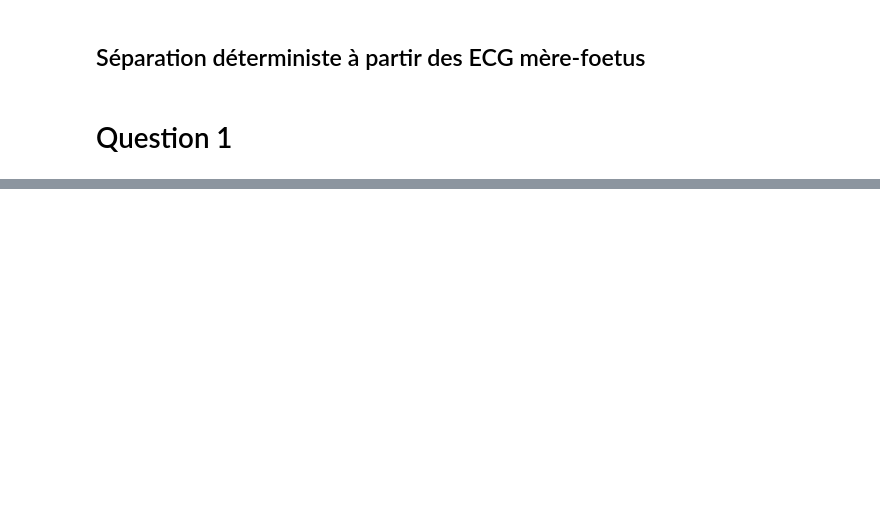
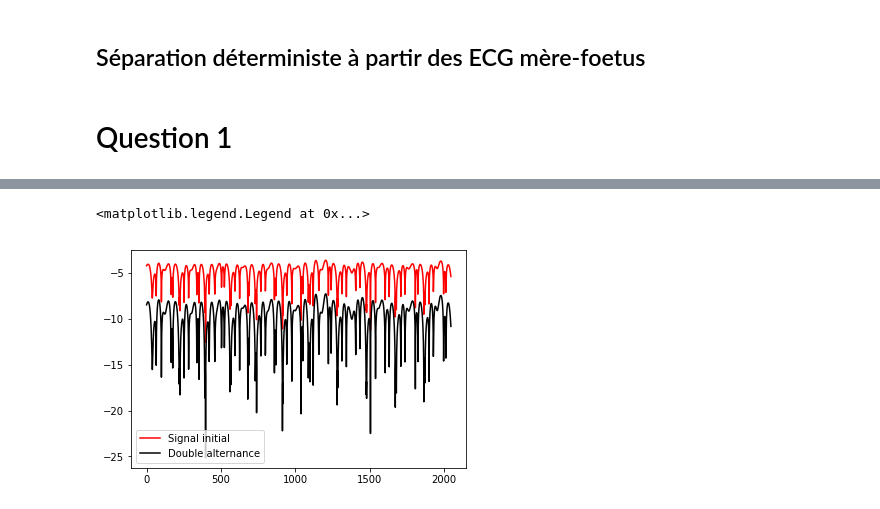
Before and after one commit to GregoirePacreau/ProjetTS, a Jupyter notebook: Projet 4 - ECG/projet.ipynb, the cells around one changed output, grey strips where cells are left out. Saved outputs shown, nothing was run; the diff lists cells and outputs as text; code cells hidden in the pictures; blank space fills up the shorter version.

```diff
--- a/Projet 4 - ECG/projet.ipynb
+++ b/Projet 4 - ECG/projet.ipynb
@@ -297,0 +308,6 @@ On écrit :
+# %%
+#Les signaux ont le même nombre d'échantillons (2500)
+N = 2500
+ecg = np.loadtxt('ecg2.dat')[0:N]
+y_T = [ecg[i][0] for i in range(0,N)]
+y_A = [ecg[i][0] for i in range(0,N)]
@@ -297,0 +389,18 @@ On écrit :
+# %%
+#Utilisation de filtre de Butterworth (cf. exemple de la documentation de scipy.signal.lfilter)
+b, a = signal.butter(3, 0.05)
+[freq,reponse] = signal.freqz(b,a)
+plt.plot(freq/(2*math.pi),np.abs(reponse))
+plt.xlabel('f/fe')
+plt.ylabel('Gain')
+# %%
+zi = signal.lfilter_zi(b, a)
+z, _ = signal.lfilter(b, a, x_F, zi=zi*x_F[0])
+z2, _ = signal.lfilter(b, a, z, zi=zi*z[0])
+y = signal.filtfilt(b, a, x_F)
+plt.figure
+plt.plot(t, x_F, 'b', alpha=0.75)
+plt.plot(t, z, 'r--', t, z2, 'r', t, y, 'k')
+plt.legend(('Signal bruite', 'lfilter once', 'lfilter twice','filtfilt'), loc='best')
+plt.grid(True)
+plt.show()
@@ -297,0 +411,10 @@ On écrit :
+# %%
+#redressement double alternance
+plt.plot(t, np.log10(y),'r')
+for i in range(0,len(y)):
+    y[i] = y[i] * y[i]
+plt.plot(t, np.log10(y),'k')
+plt.legend(('Signal initial', 'Double alternance'))
+# %% [output]
+<matplotlib.legend.Legend at 0x...>
+[figure, added]
```
Also changed, not shown: parts of 11 cells of this notebook.
